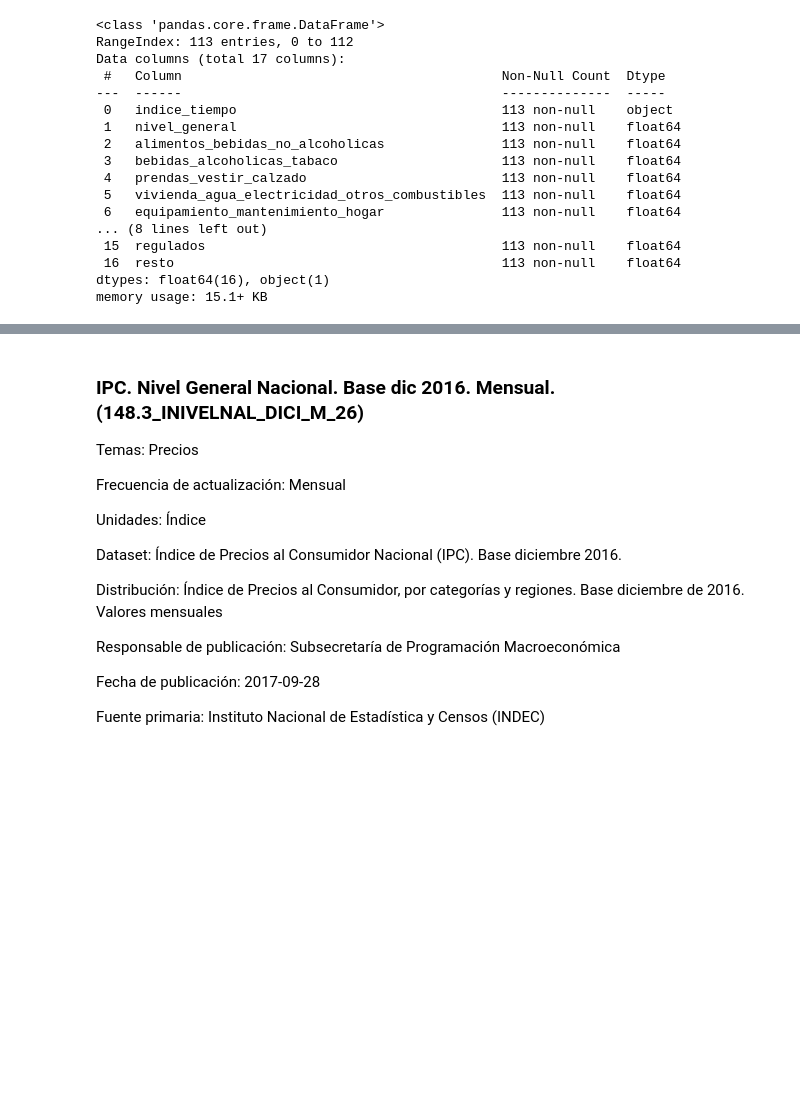
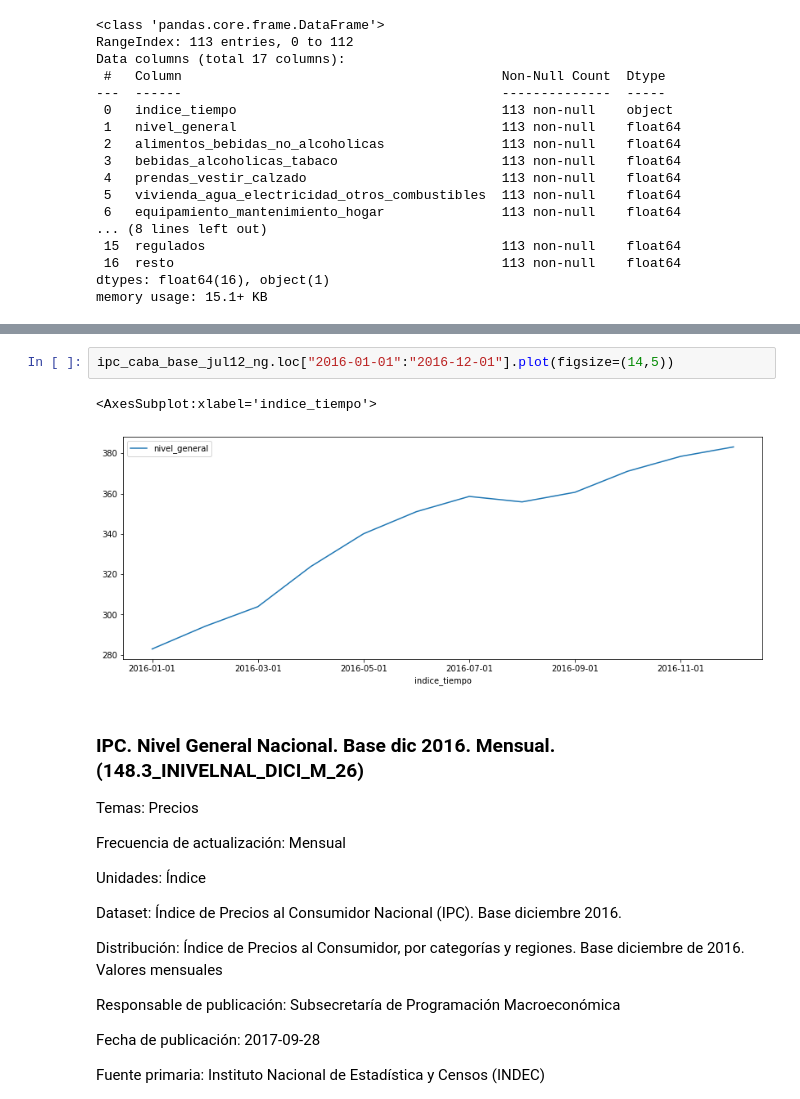
Before and after one commit to SouthGlitch/presupuesto-educativo, a Jupyter notebook: ipc.ipynb, the cells around one changed output, grey strips where cells are left out. Saved outputs shown, nothing was run; the diff lists cells and outputs as text; blank space fills up the shorter version.

```diff
--- a/ipc.ipynb
+++ b/ipc.ipynb
@@ -140,3 +148,8 @@ ipc_caba_base_jul12_ng = ipc_caba_base_jul12[["indice_tiempo", "nivel_general"]]
+# %%
+ipc_caba_base_jul12_ng.loc["2016-01-01":"2016-12-01"].plot(figsize=(14,5))
+# %% [output]
+<AxesSubplot:xlabel='indice_tiempo'>
+[figure, added]
 # %% [markdown]
 ### IPC. Nivel General Nacional. Base dic 2016. Mensual. (148.3_INIVELNAL_DICI_M_26)
 Temas: Precios
```
Also changed, not shown: parts of 12 cells of this notebook, 19 other files.
